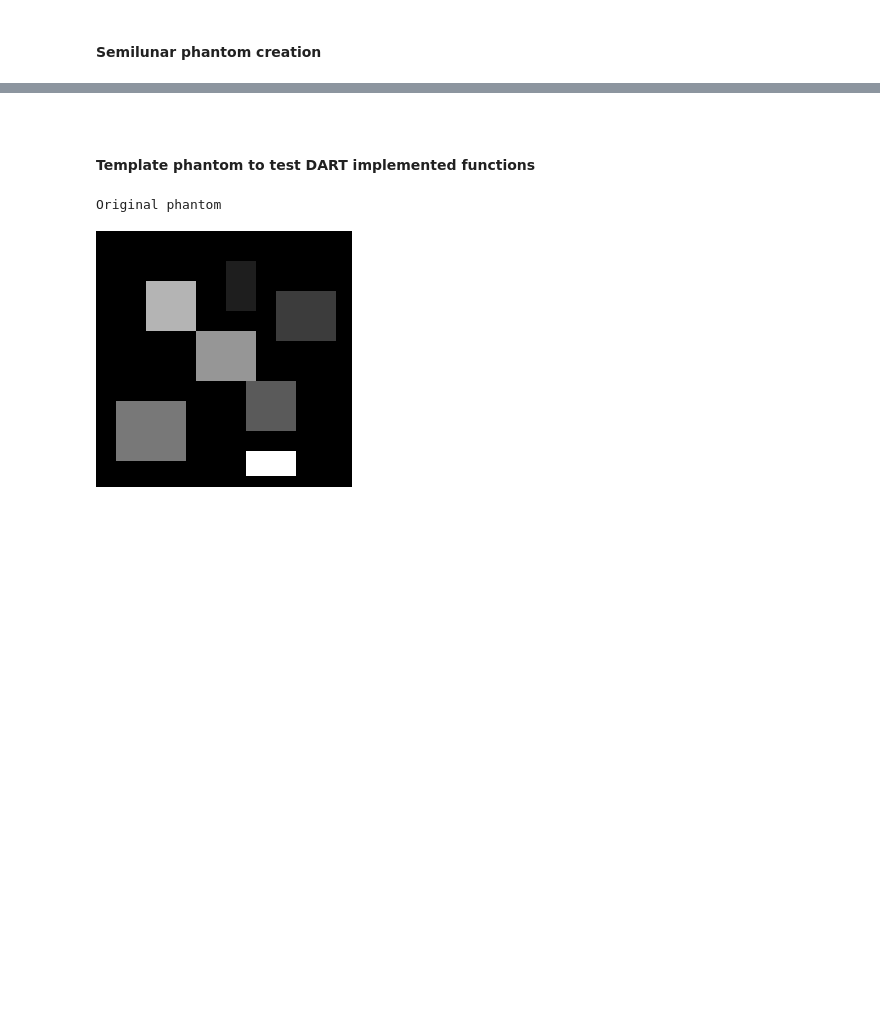
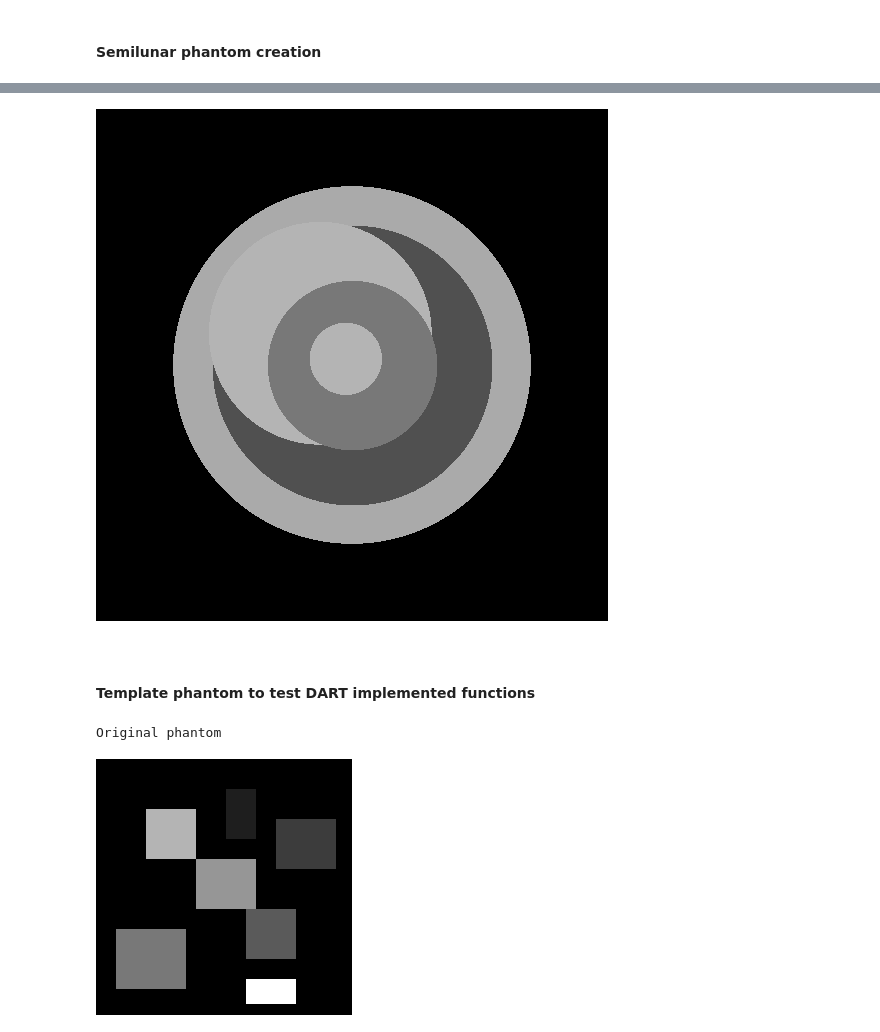
Before and after one commit to OhGreat/DART_python, a Jupyter notebook: dart_steps_test.ipynb, the cells around one changed output, grey strips where cells are left out. Cells and saved outputs as stored; diff of their text form; code cells hidden in the pictures; blank space fills up the shorter version.

```diff
--- a/dart_steps_test.ipynb
+++ b/dart_steps_test.ipynb
@@ -17,3 +17,7 @@ for i in range(len(semilunars)):
+# %%
+Image.fromarray(semilunars[1])
+# %% [output]
+[figure, added]
 # %%
 # Instanciate DART
 dart = DART()
```
Also changed, not shown: parts of 5 cells of this notebook, 6 other files.
